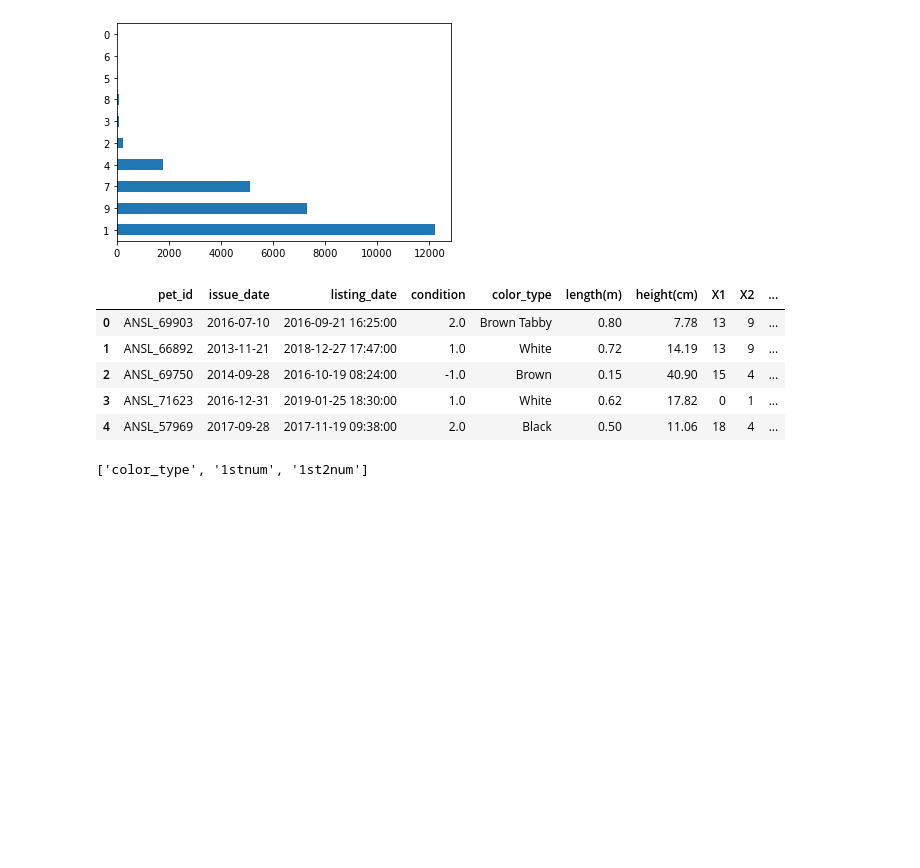
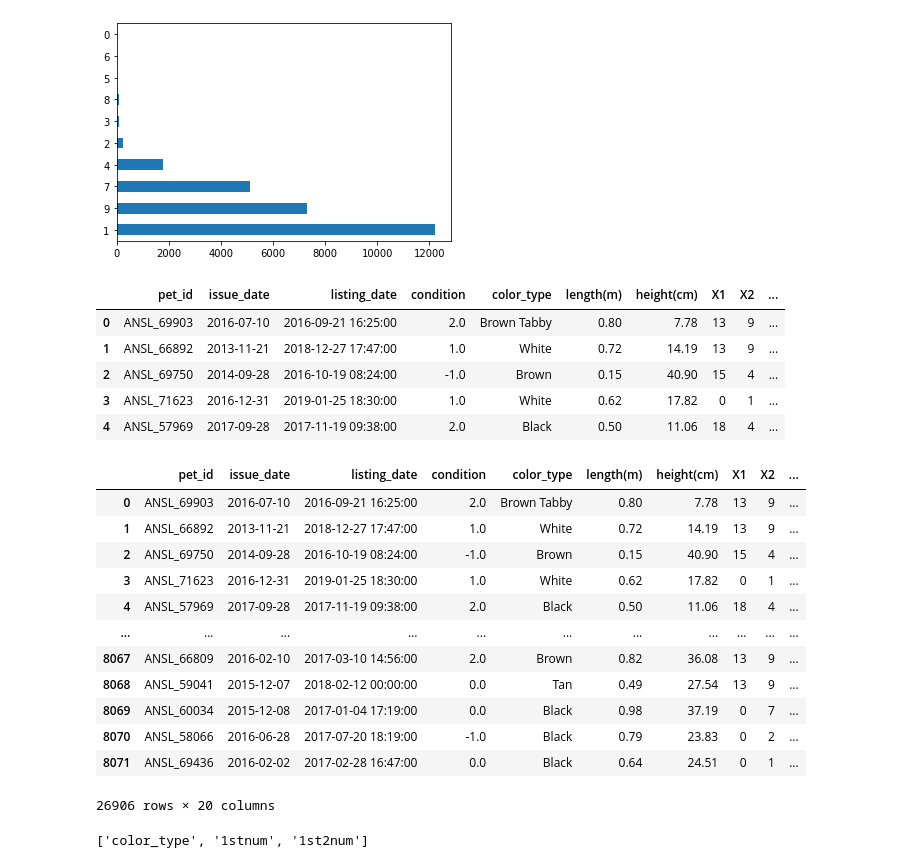
Before and after one commit to kaushikdayalan/hackerearth-adopt-a-buddy, a Jupyter notebook: pet-adoption.ipynb, the cells around one changed output. Cells and saved outputs as stored; diff of their text form; code cells hidden in the pictures; blank space fills up the shorter version.

```diff
--- a/pet-adoption.ipynb
+++ b/pet-adoption.ipynb
@@ -107 +105,46 @@ duration = (full_set['listing_date'] - full_set['issue_date']).dt.days
+# %%
+duration = (full_set['listing_date'] - full_set['issue_date']).dt.days
+full_set['duration'] = duration
+info = pd.DataFrame()
+info['length(m)'] = [np.percentile(full_set['length(m)'],25*i) for i in range(1,4)]
+info['height(cm)'] = [np.percentile(full_set['height(cm)'],25*i) for i in range(1,4)]
+info['duration'] = [np.percentile(full_set['duration'],25*i) for i in range(1,4)]
+
+info.loc[3] = [2.5*info.loc[0,column] - 1.5*info.loc[2,column] for column in info.columns]
+info.loc[4] = [2.5*info.loc[2,column] - 1.5*info.loc[0,column] for column in info.columns]
+info
+def range_part(column,value):
+    if value > info.loc[4,column]:
+        return 5
+    elif value > info.loc[2,column]:
+        return 4
+    elif value > info.loc[1,column]:
+        return 3
+    elif value > info.loc[0,column]:
+        return 2
+    elif value > info.loc[3,column]:
+        return 1
+    else:
+        return 0
+
+from tqdm import tqdm
+tqdm.pandas()
+full_set['length_range'] = full_set['length(m)'].progress_apply(lambda x:range_part('length(m)',x))
+full_set['height_range'] = full_set['height(cm)'].progress_apply(lambda x:range_part('height(cm)',x))
+full_set['duration_range'] = full_set['duration'].progress_apply(lambda x:range_part('duration',x))
+full_set
+# %% [output]
+|  | pet_id | issue_date | listing_date | condition | color_type | length(m) | height(cm) | X1 | X2 | ... |
+| 0 | ANSL_69903 | 2016-07-10 | 2016-09-21 16:25:00 | 2.0 | Brown Tabby | 0.80 | 7.78 | 13 | 9 | ... |
+| 1 | ANSL_66892 | 2013-11-21 | 2018-12-27 17:47:00 | 1.0 | White | 0.72 | 14.19 | 13 | 9 | ... |
+| 2 | ANSL_69750 | 2014-09-28 | 2016-10-19 08:24:00 | -1.0 | Brown | 0.15 | 40.90 | 15 | 4 | ... |
+| 3 | ANSL_71623 | 2016-12-31 | 2019-01-25 18:30:00 | 1.0 | White | 0.62 | 17.82 | 0 | 1 | ... |
+| 4 | ANSL_57969 | 2017-09-28 | 2017-11-19 09:38:00 | 2.0 | Black | 0.50 | 11.06 | 18 | 4 | ... |
+| ... | ... | ... | ... | ... | ... | ... | ... | ... | ... | ... |
+| 8067 | ANSL_66809 | 2016-02-10 | 2017-03-10 14:56:00 | 2.0 | Brown | 0.82 | 36.08 | 13 | 9 | ... |
+| 8068 | ANSL_59041 | 2015-12-07 | 2018-02-12 00:00:00 | 0.0 | Tan | 0.49 | 27.54 | 13 | 9 | ... |
+| 8069 | ANSL_60034 | 2015-12-08 | 2017-01-04 17:19:00 | 0.0 | Black | 0.98 | 37.19 | 0 | 7 | ... |
+| 8070 | ANSL_58066 | 2016-06-28 | 2017-07-20 18:19:00 | -1.0 | Black | 0.79 | 23.83 | 0 | 2 | ... |
+| 8071 | ANSL_69436 | 2016-02-02 | 2017-02-28 16:47:00 | 0.0 | Black | 0.64 | 24.51 | 0 | 1 | ... |
+26906 rows × 20 columns
 # %%
```
Also changed, not shown: parts of 9 cells of this notebook, 11 other files.
